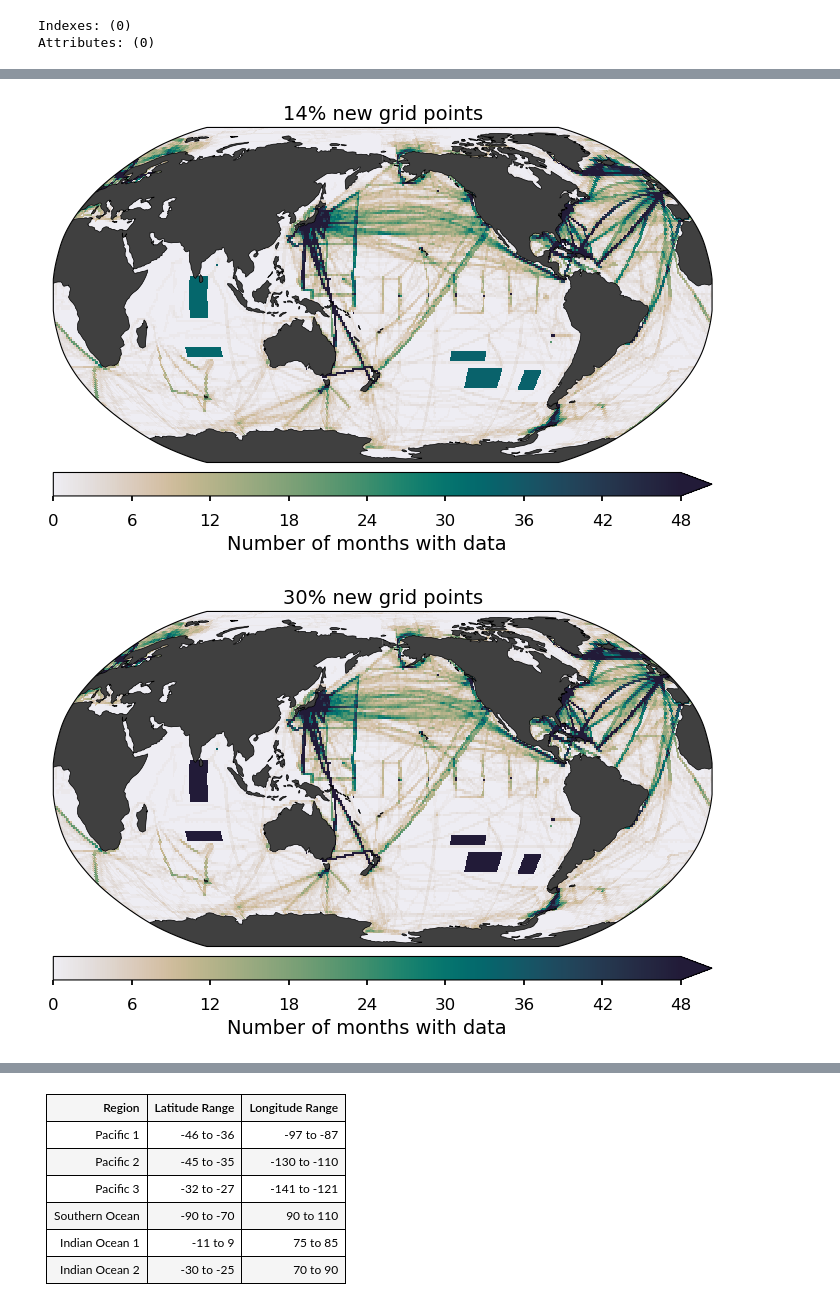
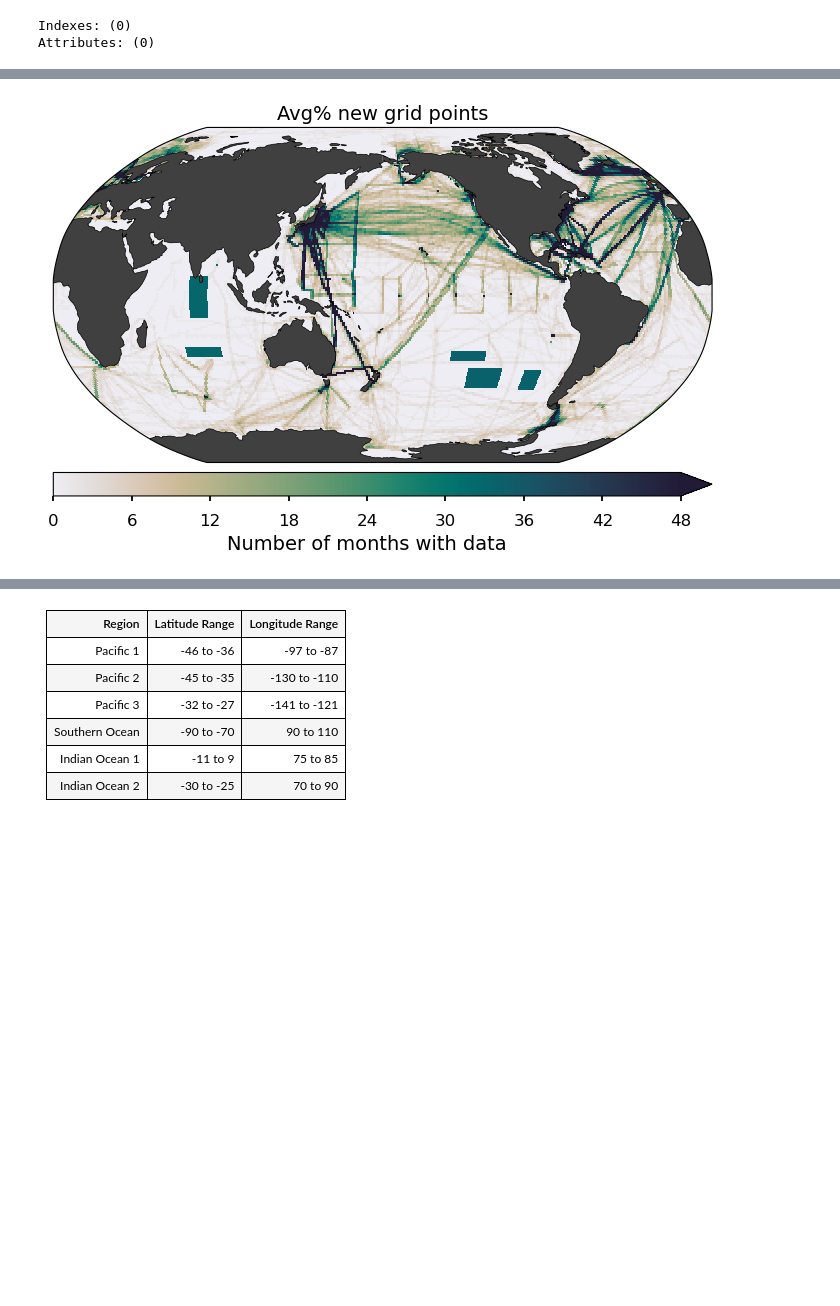
Before and after one commit to spariser/ReconstructOceanCarbonP3G1, a Jupyter notebook: Project3-ReconstructPCO2/notebooks/Oceanmixing_Group1_sp.ipynb, the cells around one changed output, grey strips where cells are left out. Cells and saved outputs as stored; diff of their text form; code cells hidden in the pictures; blank space fills up the shorter version.

```diff
--- a/Project3-ReconstructPCO2/notebooks/Oceanmixing_Group1_sp.ipynb
+++ b/Project3-ReconstructPCO2/notebooks/Oceanmixing_Group1_sp.ipynb
@@ -298,8 +261,30 @@ _stamp_region(add52p_oceans, add52p_socat, -30, -25, 70, 90, 125)
+# %%
+addmeanp_oceans = non_zero_counts.copy(deep=True)
+addmeanp_socat = socat_mask_data.copy(deep=True)
+
+
+addmeanp_oceans.loc[dict(xlon=slice(-97, -87), ylat=slice(-46, -36))] = 34  # Pacific 1
+addmeanp_oceans.loc[dict(xlon=slice(-130, -110), ylat=slice(-45, -35))] = 34  # Pacific 2
+addmeanp_oceans.loc[dict(xlon=slice(-141, -121), ylat=slice(-32, -27))] = 34  # Pacific 3
+addmeanp_oceans.loc[dict(xlon=slice(90, 110), ylat=slice(-90, -70))] = 34  # Southern Ocean
+addmeanp_oceans.loc[dict(xlon=slice(75, 85), ylat=slice(-11, 9))] = 33  # Indian Ocean 1
+addmeanp_oceans.loc[dict(xlon=slice(70, 90), ylat=slice(-30, -25))] = 33  # Indian Ocean 2
+
+ref_val1 = socat_mask_data["socat_mask"].sel(xlon=-11.5, ylat=40.5)
+ref_val2 = socat_mask_data["socat_mask"].sel(xlon=154.5, ylat=43.5)
+
+addmeanp_socat["socat_mask"].loc[dict(ylat=slice(-46, -36), xlon=slice(-97, -87))] = ref_val1
+addmeanp_socat["socat_mask"].loc[dict(ylat=slice(-45, -35), xlon=slice(-130, -120))] = ref_val1
+addmeanp_socat["socat_mask"].loc[dict(ylat=slice(-32, -27), xlon=slice(-141, -121))] = ref_val1
+addmeanp_socat["socat_mask"].loc[dict(ylat=slice(-90, -70), xlon=slice(90, 110))] = ref_val1
+
+addmeanp_socat["socat_mask"].loc[dict(ylat=slice(-11, 9), xlon=slice(75, 85))] = ref_val2
+addmeanp_socat["socat_mask"].loc[dict(ylat=slice(-30, -25), xlon=slice(70, 90))] = ref_val2
+
+# !! need to add last two masks !!
 # %%
-
-plot_mask(add14p_oceans, "14% new grid points")
-plot_mask(add30p_oceans, "30% new grid points")
-plot_mask(add52p_oceans, "52% new grid points")
+plot_mask(addmeanp_oceans, "Avg% new grid points")
+# plot_mask(add30p_oceans, "30% new grid points")
+# plot_mask(add52p_oceans, "52% new grid points")
 # %% [output]
-[figure, old version]
+[figure, new version]
-[figure, removed]
```
Also changed, not shown: parts of 11 cells of this notebook.
